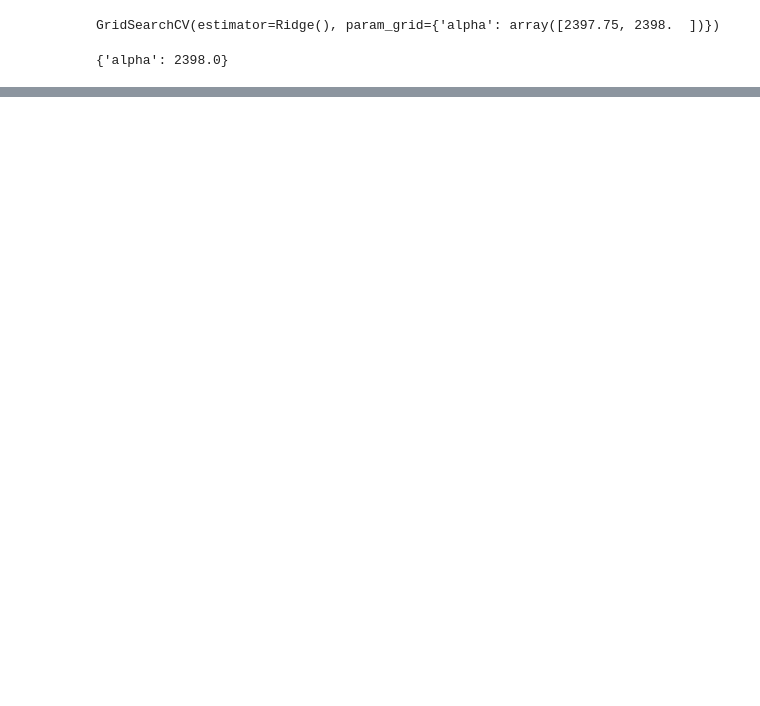
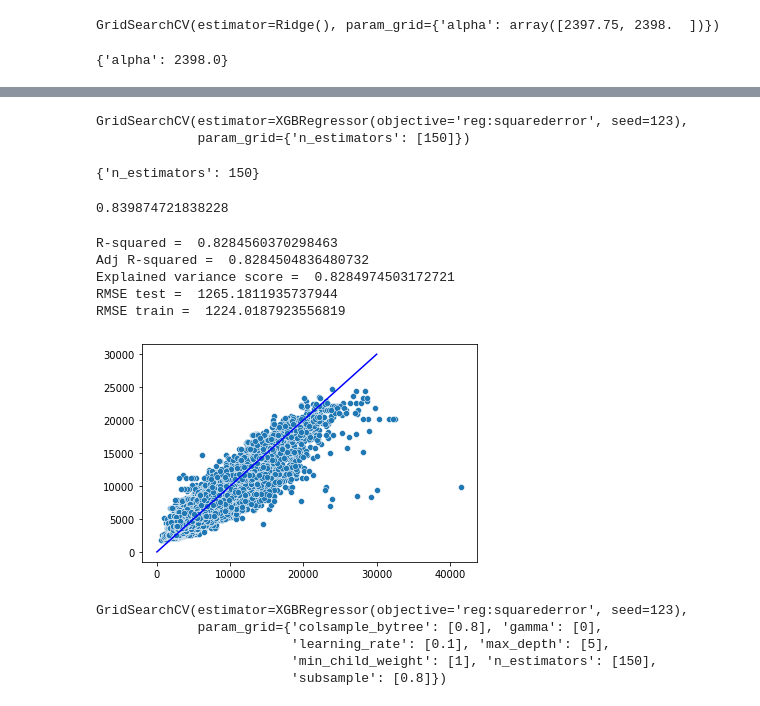
Before and after one commit to AkshayAgr/rossmann-sales-prediction, a Jupyter notebook: Rossmann_Sales_Prediction_Capstone_Project.ipynb, the cells around one changed output, grey strips where cells are left out. Drawn from its saved outputs; the diff is of its cells as text; code cells hidden in the pictures; blank space fills up the shorter version.

```diff
--- a/Rossmann_Sales_Prediction_Capstone_Project.ipynb
+++ b/Rossmann_Sales_Prediction_Capstone_Project.ipynb
@@ -893,5 +661,0 @@ r2_score(y_test, y_pred), explained_variance_score(y_test, y_pred), np.sqrt(mean
-# %%
-xgb_hyper['subsample'] = [0.85, 0.9, 0.95]
-xgb_hyper['colsample_bytree'] = [0.75, 0.8, 0.85]
-xgb_grid = GridSearchCV( xgb_r, xgb_hyper )
-xgb_grid.fit(x_train, y_train)
@@ -979,0 +671,6 @@ shap_values = explainer(x_train)
+# %%
+# create regressor object
+forest_regressor1 = RandomForestRegressor(n_estimators = 100, random_state = 0)
+
+# fit the regressor with x and y data
+forest_regressor1.fit(x_train, y_train)
@@ -979,0 +690,30 @@ shap_values = explainer(x_train)
+# %%
+xgb_r = xg.XGBRegressor(objective ='reg:squarederror', seed = 123)
+xgb_hyper = dict()
+xgb_hyper['n_estimators'] = [150]
+
+xgb_grid1 = GridSearchCV( xgb_r, xgb_hyper )
+# %%
+xgb_grid1.fit(x_train, y_train)
+# %% [output]
+GridSearchCV(estimator=XGBRegressor(objective='reg:squarederror', seed=123),
+             param_grid={'n_estimators': [150]})
+# %%
+xgb_grid1.best_params_
+# %% [output]
+{'n_estimators': 150}
+# %%
+xgb_grid1.best_score_
+# %% [output]
+0.839874721838228
+# %%
+y_pred = xgb_grid1.predict(x_test)
+y_train_pred = xgb_grid1.predict(x_train)
+regression_performance(y_test, y_pred, x_test, x_train)
+# %% [output]
+R-squared =  0.8284560370298463
+Adj R-squared =  0.8284504836480732
+Explained variance score =  0.8284974503172721
+RMSE test =  1265.1811935737944
+RMSE train =  1224.0187923556819
+[figure, added]
@@ -979,0 +732,8 @@ shap_values = explainer(x_train)
+# %%
+xgb_grid2.fit(x_train, y_train)
+# %% [output]
+GridSearchCV(estimator=XGBRegressor(objective='reg:squarederror', seed=123),
+             param_grid={'colsample_bytree': [0.8], 'gamma': [0],
+                         'learning_rate': [0.1], 'max_depth': [5],
+                         'min_child_weight': [1], 'n_estimators': [150],
+                         'subsample': [0.8]})
```
Also changed, not shown: parts of 70 cells of this notebook.
